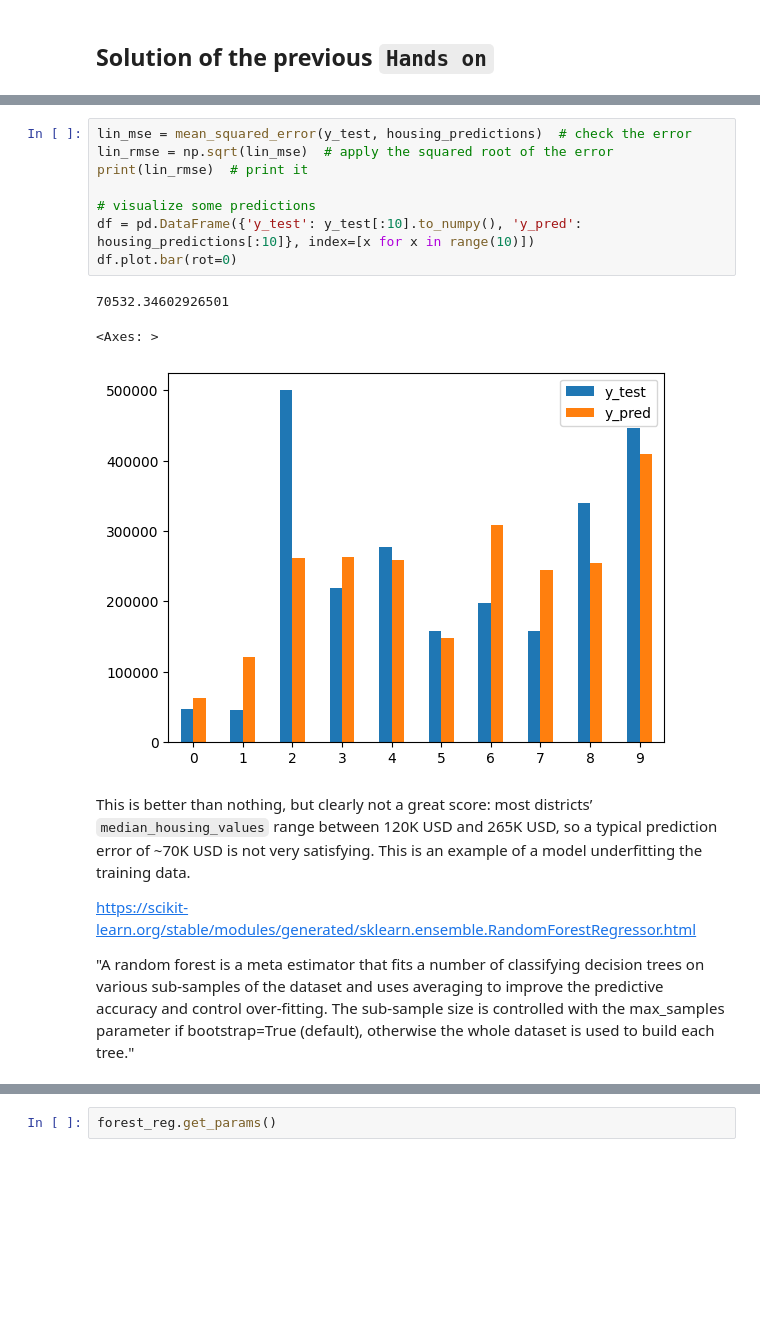
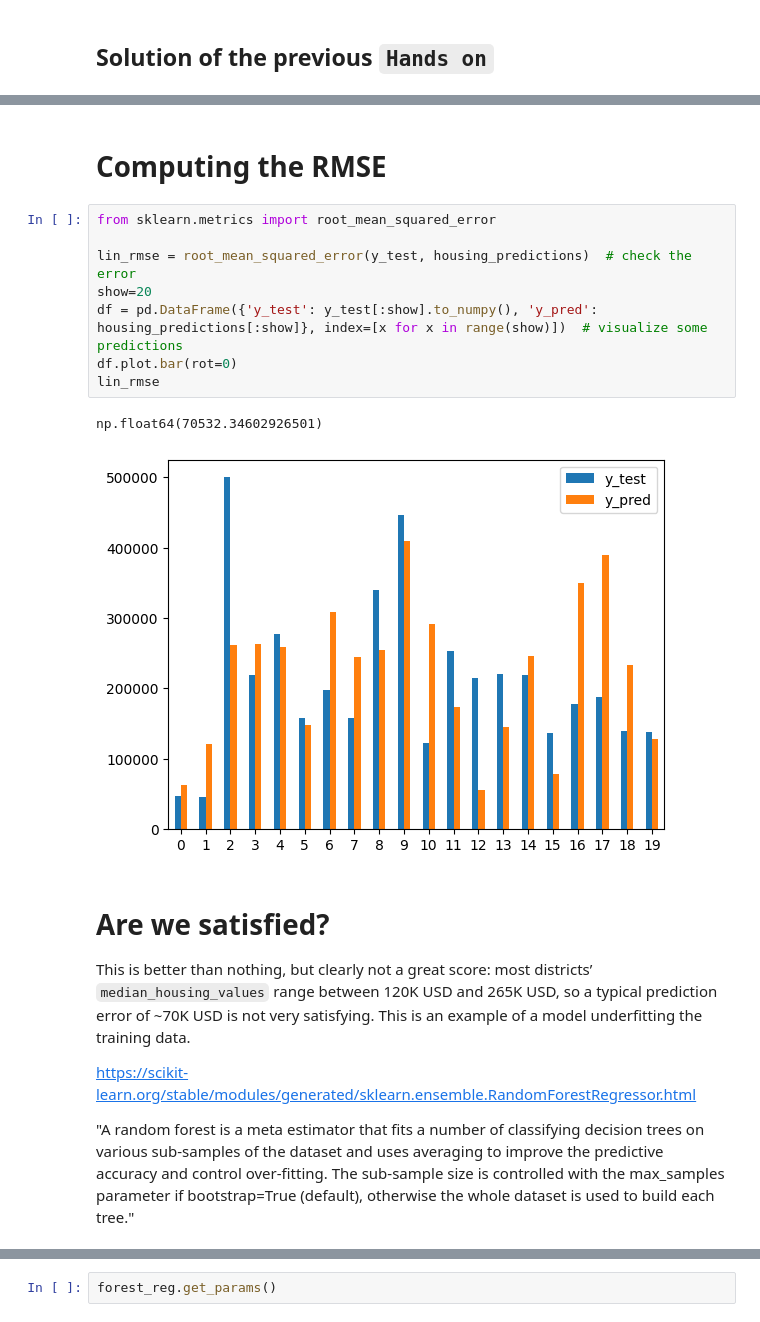
Before and after one commit to w4bo/AA2425-unibo-mldm, a Jupyter notebook: slides/lab-06-housing.ipynb, the cells around one changed output, grey strips where cells are left out. Saved outputs shown, nothing was run; the diff lists cells and outputs as text; blank space fills up the shorter version.

```diff
--- a/slides/lab-06-housing.ipynb
+++ b/slides/lab-06-housing.ipynb
@@ -166,16 +153,19 @@ We are facing a regression problem
+# %% [markdown]
+# Computing the RMSE
 # %%
-lin_mse = mean_squared_error(y_test, housing_predictions)  # check the error
-lin_rmse = np.sqrt(lin_mse)  # apply the squared root of the error
-print(lin_rmse)  # print it
+from sklearn.metrics import root_mean_squared_error
 
-# visualize some predictions
-df = pd.DataFrame({'y_test': y_test[:10].to_numpy(), 'y_pred': housing_predictions[:10]}, index=[x for x in range(10)])
+lin_rmse = root_mean_squared_error(y_test, housing_predictions)  # check the error
+show=20
+df = pd.DataFrame({'y_test': y_test[:show].to_numpy(), 'y_pred': housing_predictions[:show]}, index=[x for x in range(show)])  # visualize some predictions
 df.plot.bar(rot=0)
+lin_rmse
 # %% [output]
-70532.34602926501
+np.float64(70532.34602926501)
-<Axes: >
-[figure, old version]
+[figure, new version]
 # %% [markdown]
+# Are we satisfied?
+
 This is better than nothing, but clearly not a great score: most districts’ `median_housing_values` range between 120K USD and  265K USD, so a typical prediction error of ~70K USD is not very satisfying. This is an example of a model underfitting the training
 data.
 
```
Also changed, not shown: parts of 29 cells of this notebook, 2 other files.
